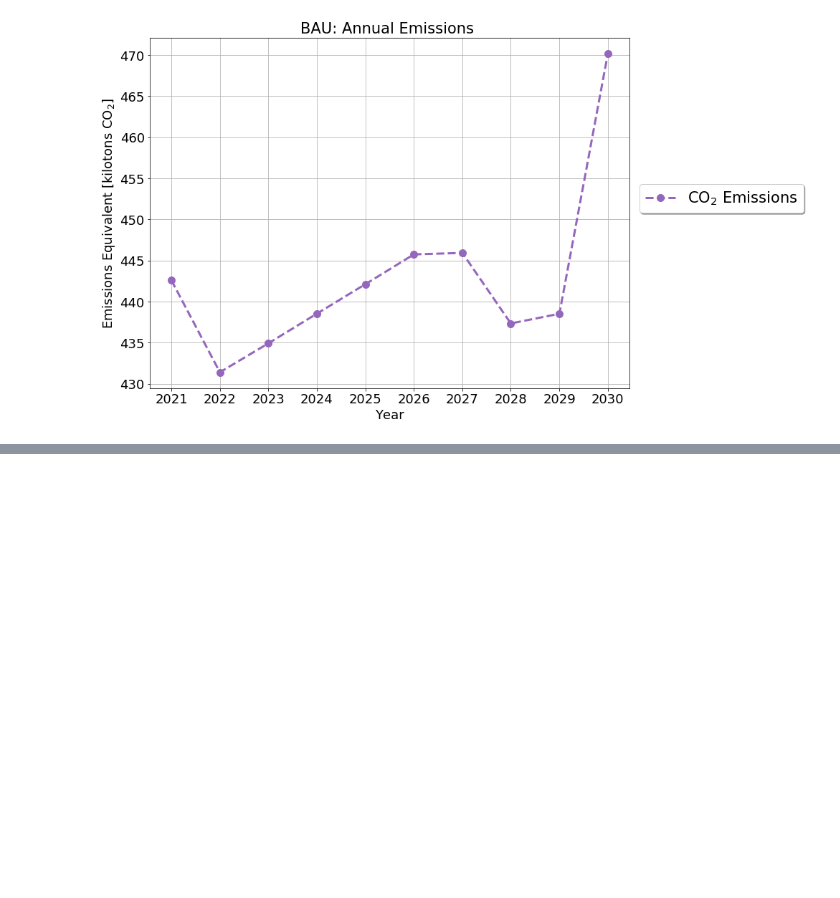
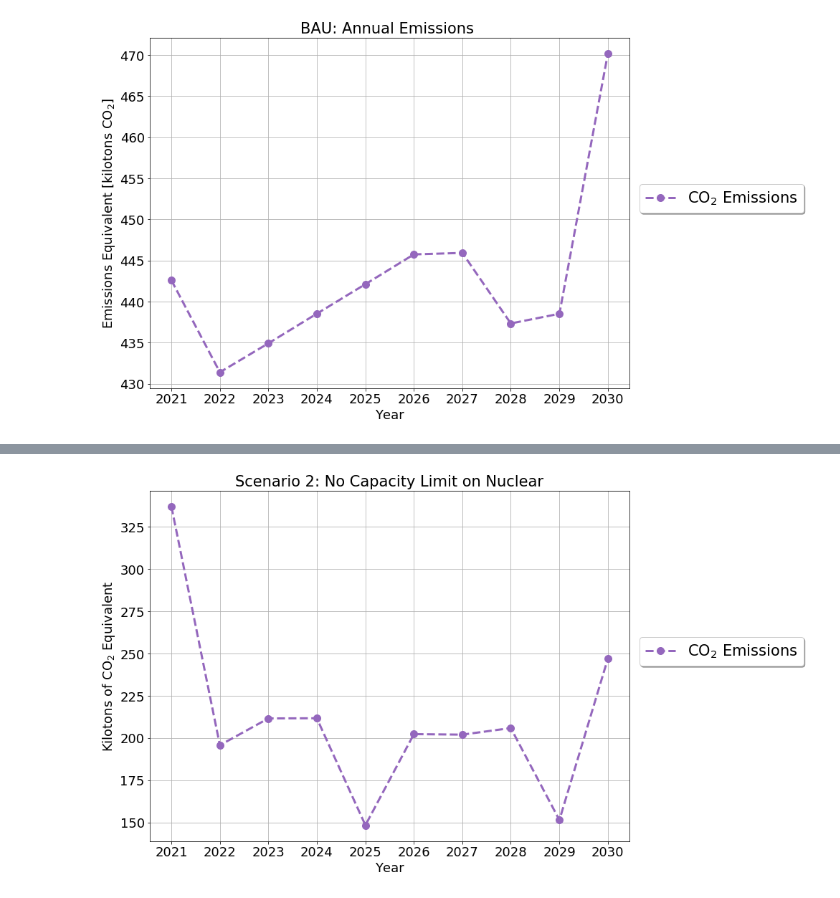
Before and after one commit to arfc/pride, a Jupyter notebook: data_processing/temoa_processing.ipynb, the cells around one changed output, grey strips where cells are left out. Saved outputs shown, nothing was run; the diff lists cells and outputs as text; code cells hidden in the pictures; blank space fills up the shorter version.

```diff
--- a/data_processing/temoa_processing.ipynb
+++ b/data_processing/temoa_processing.ipynb
@@ -122,0 +180,6 @@ plt.show()
+# %%
+cost_emissions = read_csv(costnuclear_path+"nuclear_emissions.csv", parse_dates=True, index_col='Year')
+cost_activity = read_csv(costnuclear_path+"nuclear_activity.csv", parse_dates=True, index_col='Year')
+# %%
+cost_emissions['total'] = cost_emissions['IMPELC'] + cost_emissions['ABBOTT']
+cost_emissions
@@ -122,0 +199,22 @@ plt.show()
+# %%
+fig, ax = plt.subplots()
+
+ax.plot(cost_emissions.index,
+         cost_emissions.total,
+         lw=3, linestyle = '--',
+         marker='o',
+         markersize=10,
+         color='tab:purple',
+         label='CO$_2$ Emissions')
+plt.title('Scenario 2: No Capacity Limit on Nuclear', fontsize=21)
+plt.xlabel('Year', fontsize=18)
+plt.ylabel('Kilotons of CO$_2$ Equivalent', fontsize=18)
+# ax.set_xticks(idx)
+# ax.set_xticklabels(years, rotation=65, fontsize=18)
+ax.legend(loc=(1.02,0.5),fancybox=True, shadow=True, fontsize=12,prop={'size': 21})
+plt.grid()
+plt.yticks(fontsize=18)
+plt.xticks(fontsize=18)
+plt.show()
+# %% [output]
+[figure, added]
```
Also changed, not shown: parts of 19 cells of this notebook, 11 other files.
